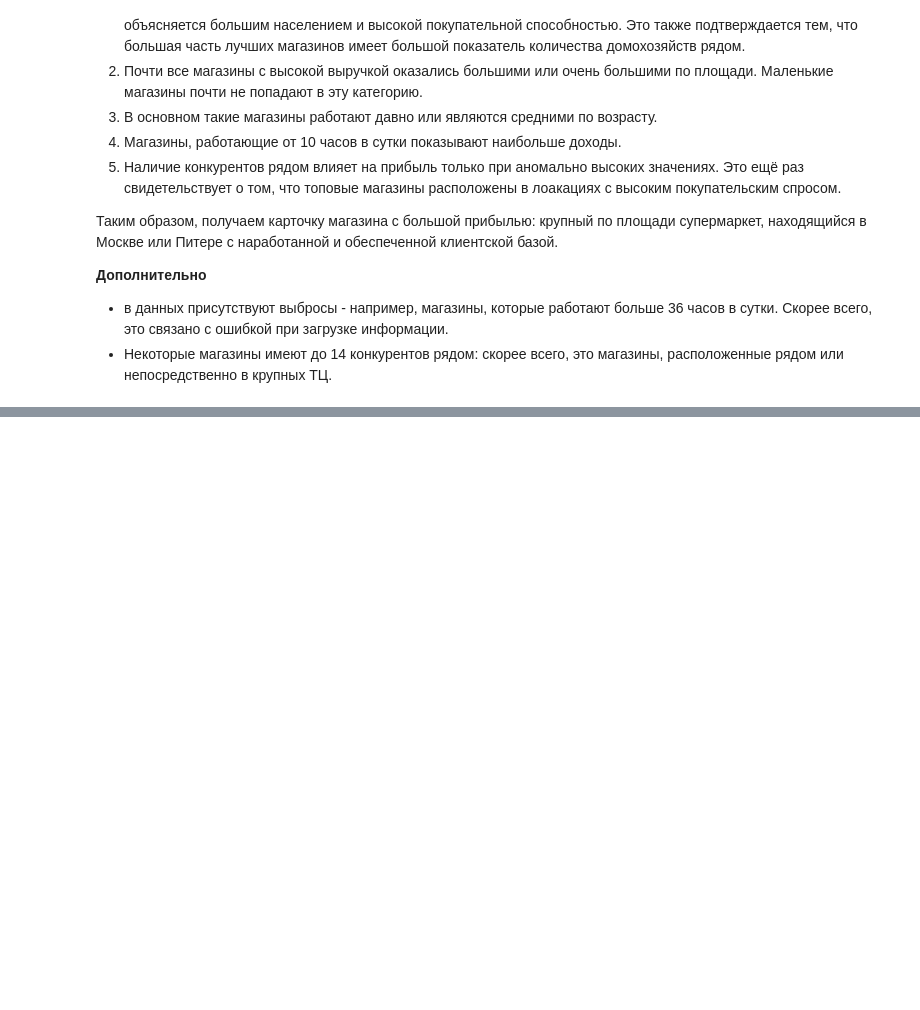
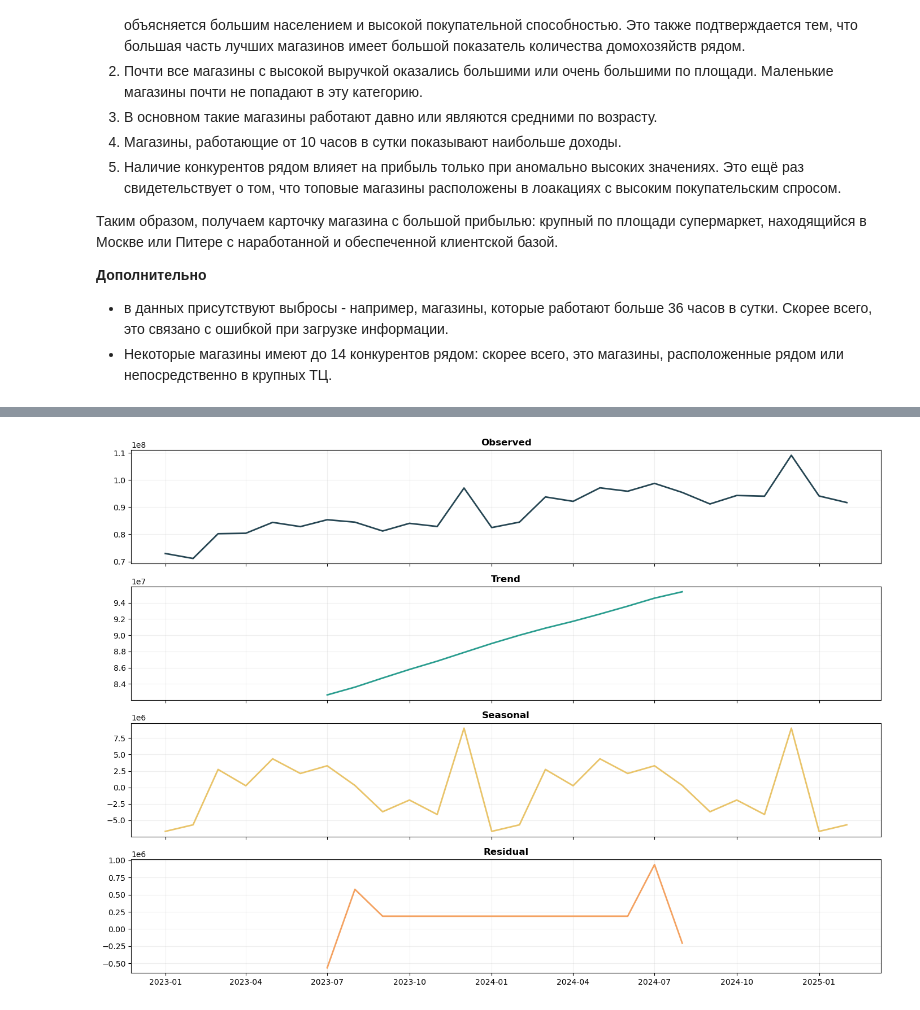
Before and after one commit to kmvitik/smadimo_gp_5_deep_learning, a Jupyter notebook: tabular_data/eda.ipynb, the cells around one changed output, grey strips where cells are left out. Cells and saved outputs as stored; diff of their text form; code cells hidden in the pictures; blank space fills up the shorter version.

```diff
--- a/tabular_data/eda.ipynb
+++ b/tabular_data/eda.ipynb
@@ -272,0 +306,17 @@ plt.tight_layout()
+# %%
+from statsmodels.tsa.seasonal import seasonal_decompose
+df_groupped = df.groupby(["year", "month"])["rto"].mean().reset_index()
+df_groupped["date"] = pd.to_datetime(df_groupped["year"].astype(str) + "-" + df_groupped["month"].astype(str) + "-01")
+ts_df = df_groupped.set_index('date')
+decomposition = seasonal_decompose(ts_df['rto'], model='additive', period=12)
+components = [decomposition.observed, decomposition.trend, decomposition.seasonal, decomposition.resid]
+titles = ['Observed', 'Trend', 'Seasonal', 'Residual']
+# %%
+fig, axes = plt.subplots(nrows=4, ncols=1, figsize=(14, 10), sharex=True)
+for i, data in enumerate(components):
+    axes[i].plot(data, color=palette[i], linewidth=2)
+    axes[i].set_title(titles[i], weight='bold')
+    axes[i].grid(alpha=0.2)
+plt.tight_layout()
+# %% [output]
+[figure, added]
```
Also changed, not shown: parts of 7 cells of this notebook.
